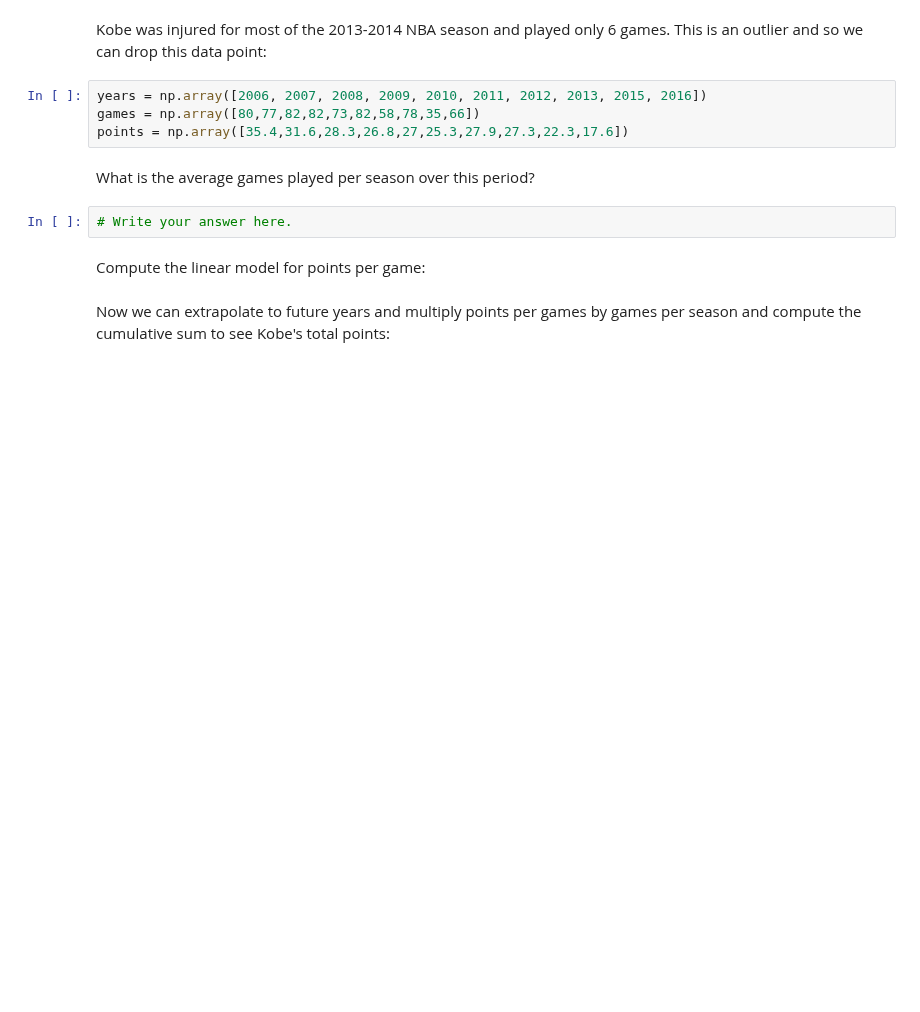
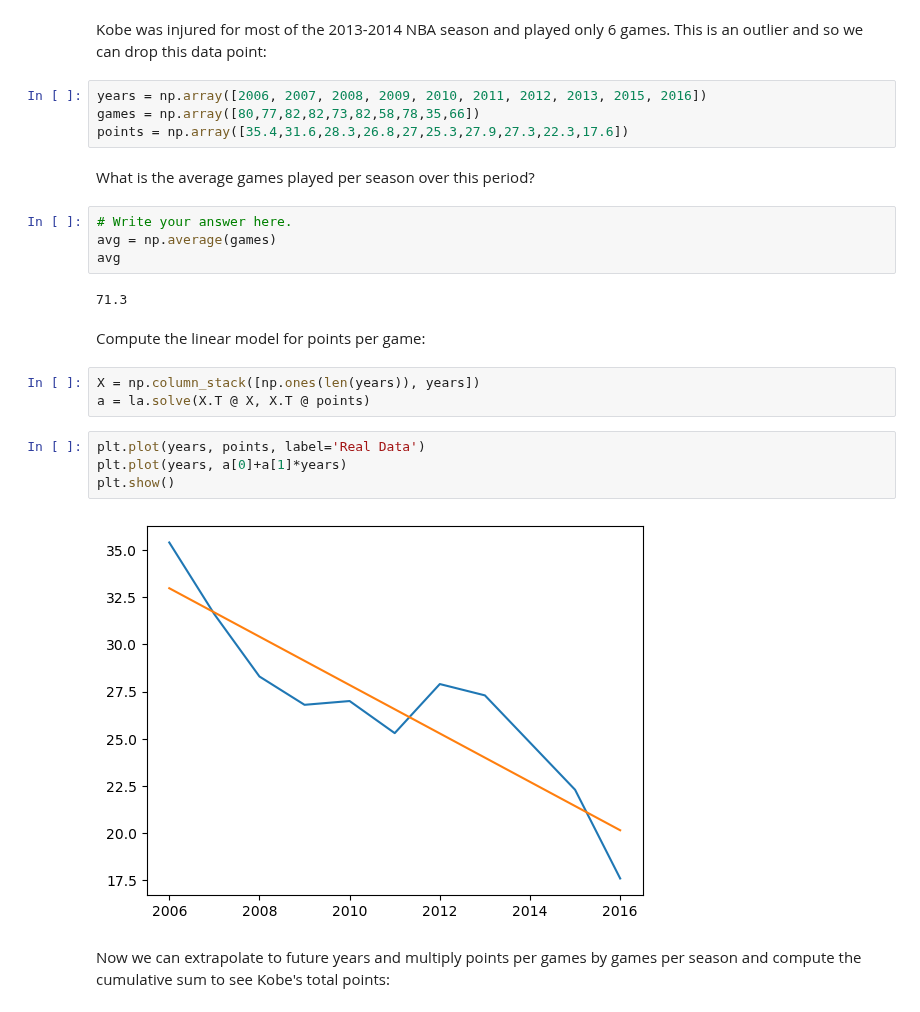
Before and after one commit to byeolla/science_dnn, a Jupyter notebook: Kobe-Activity.ipynb, the cells around one changed output. Cells and saved outputs as stored; diff of their text form; blank space fills up the shorter version.

```diff
--- a/Kobe-Activity.ipynb
+++ b/Kobe-Activity.ipynb
@@ -24,7 +27,20 @@ points = np.array([35.4,31.6,28.3,26.8,27,25.3,27.9,27.3,22.3,17.6])
 What is the average games played per season over this period?
 # %%
 # Write your answer here.
+avg = np.average(games)
+avg
+# %% [output]
+71.3
 # %% [markdown]
 Compute the linear model for points per game:
+# %%
+X = np.column_stack([np.ones(len(years)), years])
+a = la.solve(X.T @ X, X.T @ points)
+# %%
+plt.plot(years, points, label='Real Data')
+plt.plot(years, a[0]+a[1]*years)
+plt.show()
+# %% [output]
+[figure, added]
 # %% [markdown]
 Now we can extrapolate to future years and multiply points per games by games per season and compute the cumulative sum to see Kobe's total points:
```
Also changed, not shown: parts of 2 cells of this notebook.
